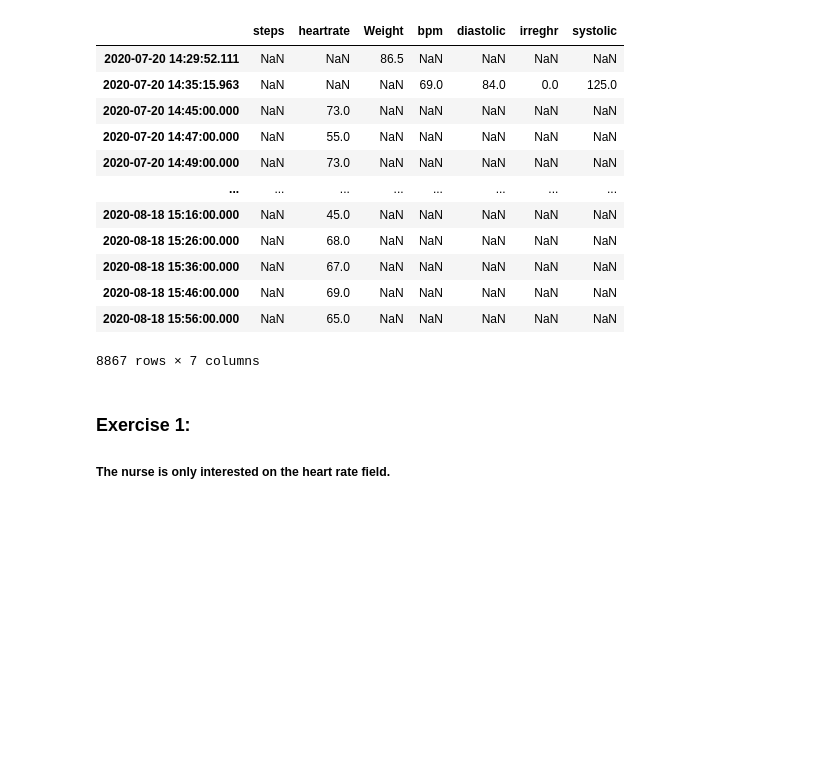
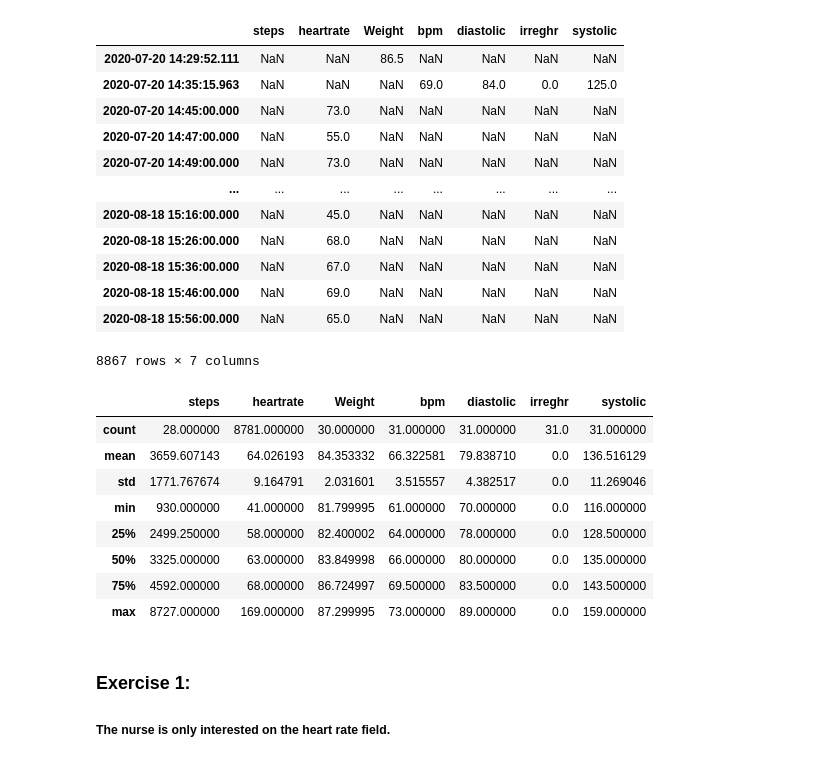
Before and after one commit to vohcolab/PandaViz-Workshop, a Jupyter notebook: Beatnik Use case/Exercise Book.ipynb, the cells around one changed output. Cells and saved outputs as stored; diff of their text form; code cells hidden in the pictures; blank space fills up the shorter version.

```diff
--- a/Beatnik Use case/Exercise Book.ipynb
+++ b/Beatnik Use case/Exercise Book.ipynb
@@ -35,6 +35,18 @@ df
 | 2020-08-18 15:46:00.000 | NaN | 69.0 | NaN | NaN | NaN | NaN | NaN |
 | 2020-08-18 15:56:00.000 | NaN | 65.0 | NaN | NaN | NaN | NaN | NaN |
 8867 rows × 7 columns
+# %%
+df.describe()
+# %% [output]
+|  | steps | heartrate | Weight | bpm | diastolic | irreghr | systolic |
+| count | 28.000000 | 8781.000000 | 30.000000 | 31.000000 | 31.000000 | 31.0 | 31.000000 |
+| mean | 3659.607143 | 64.026193 | 84.353332 | 66.322581 | 79.838710 | 0.0 | 136.516129 |
+| std | 1771.767674 | 9.164791 | 2.031601 | 3.515557 | 4.382517 | 0.0 | 11.269046 |
+| min | 930.000000 | 41.000000 | 81.799995 | 61.000000 | 70.000000 | 0.0 | 116.000000 |
+| 25% | 2499.250000 | 58.000000 | 82.400002 | 64.000000 | 78.000000 | 0.0 | 128.500000 |
+| 50% | 3325.000000 | 63.000000 | 83.849998 | 66.000000 | 80.000000 | 0.0 | 135.000000 |
+| 75% | 4592.000000 | 68.000000 | 86.724997 | 69.500000 | 83.500000 | 0.0 | 143.500000 |
+| max | 8727.000000 | 169.000000 | 87.299995 | 73.000000 | 89.000000 | 0.0 | 159.000000 |
 # %% [markdown]
 ### Exercise 1:
 ##### The nurse is only interested on the heart rate field.
```
Also changed, not shown: parts of 28 cells of this notebook, 3 other files.
